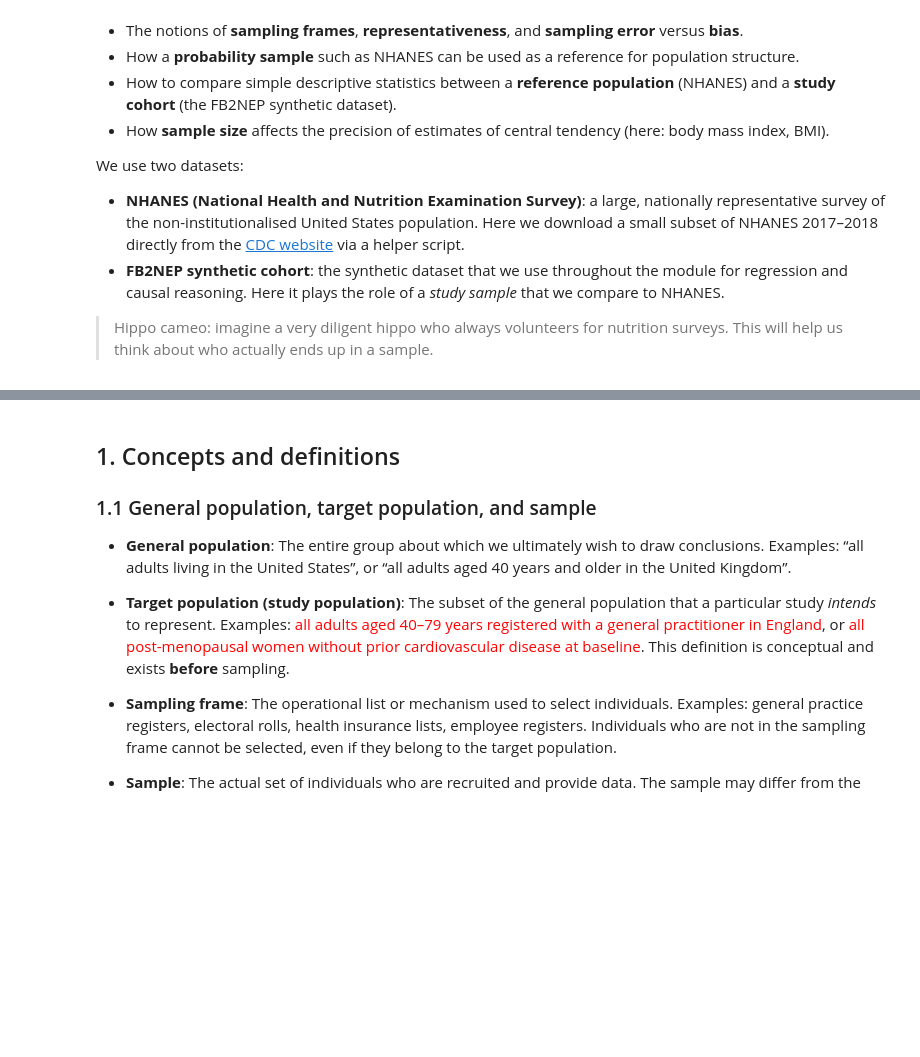
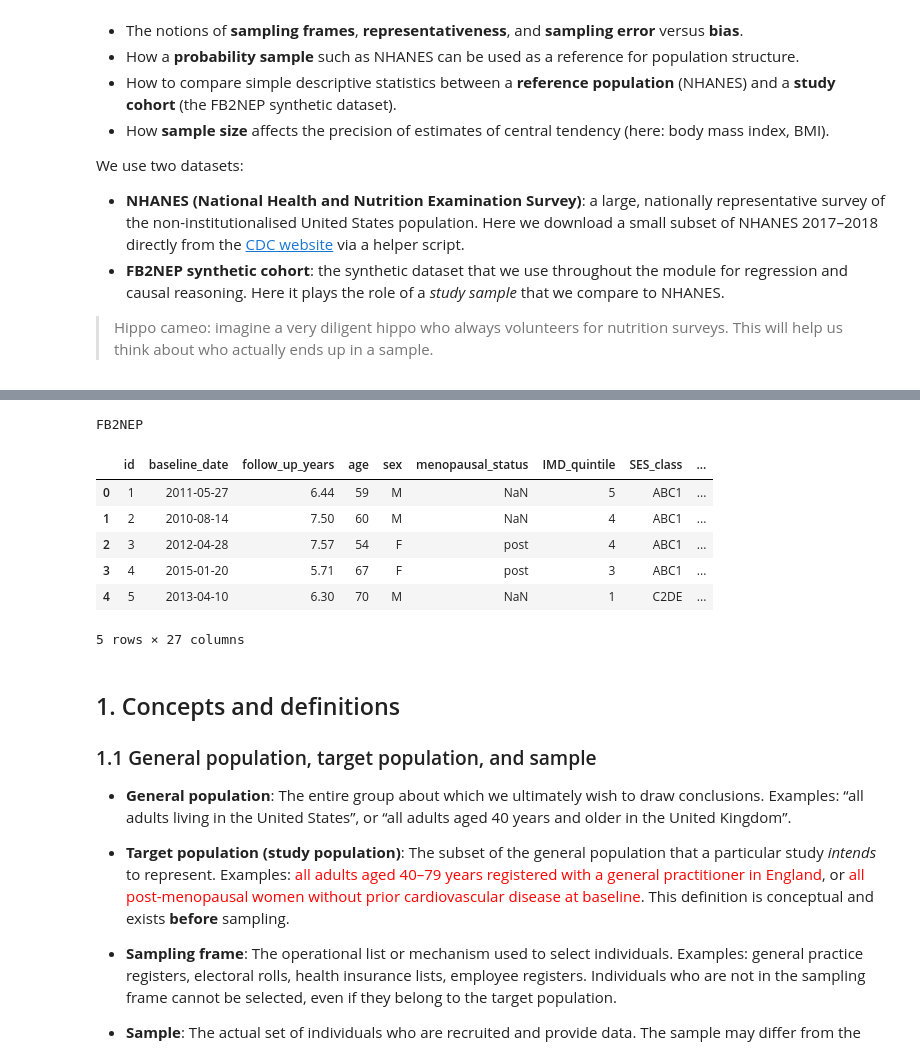
Before and after one commit to ggkuhnle/fb2nep-epi, a Jupyter notebook: notebooks/02_representative.ipynb, the cells around one changed output, grey strips where cells are left out. Drawn from its saved outputs; the diff is of its cells as text; code cells hidden in the pictures; blank space fills up the shorter version.

```diff
--- a/notebooks/02_representative.ipynb
+++ b/notebooks/02_representative.ipynb
@@ -59,38 +79,7 @@ else:
 # %%
-import sys
-import pathlib
 import numpy as np
 import pandas as pd
 import matplotlib.pyplot as plt
-
-# ---------------------------------------------------------------------
-# Ensure the repository root (which contains 'scripts/') is on sys.path
-# ---------------------------------------------------------------------
-# We try the current directory, its parent, and the grandparent.
-# The first one that has scripts/fetch_nhanes_demo.py is treated as root.
-candidate_roots = [
-    pathlib.Path(".").resolve(),
-    pathlib.Path("..").resolve(),
-    pathlib.Path("../..").resolve(),
-]
-
-repo_root = None
-for root in candidate_roots:
-    if (root / "scripts" / "fetch_nhanes_demo.py").exists():
-        repo_root = root
-        break
-
-if repo_root is None:
-    raise FileNotFoundError(
-        "Could not find the repository root containing 'scripts/fetch_nhanes_demo.py'. "
-        "Please check that you are running this notebook inside the fb2nep-epi project."
-    )
-
-# Add the repository root to the Python import path (if not already present)
-if str(repo_root) not in sys.path:
-    sys.path.insert(0, str(repo_root))
-
-print("Using repository root:", repo_root)
 
 from scripts.fetch_nhanes_demo import load_nhanes_demo
 
@@ -100,17 +89,22 @@ from scripts.fetch_nhanes_demo import load_nhanes_demo
 RANDOM_SEED = 11088
 rng = np.random.default_rng(RANDOM_SEED)
 
+# ---------------------------------------------------------------------
 # Load processed NHANES subset (downloaded and tidied by helper script).
+# ---------------------------------------------------------------------
 nhanes = load_nhanes_demo(cache=True)
 
-# Load the FB2NEP synthetic cohort used throughout the module.
-fb2nep_path = repo_root / "data" / "synthetic" / "fb2nep.csv"
+# ---------------------------------------------------------------------
+# Load / reuse the FB2NEP synthetic cohort
+# ---------------------------------------------------------------------
 
+# (If you prefer to be explicit about the path, you could do:)
+fb2nep_path = REPO_ROOT / CSV_REL
 print("Loading FB2NEP synthetic cohort from:", fb2nep_path)
-
 df_fb2nep = pd.read_csv(fb2nep_path)
 
 print("NHANES demo shape:", nhanes.shape)
 print("FB2NEP synthetic cohort shape:", df_fb2nep.shape)
 
+print("NHANES")
 nhanes.head()
@@ -117,3 +123,15 @@ nhanes.head()
+# %%
+print("FB2NEP")
+df_fb2nep.head()
+# %% [output]
+FB2NEP
+|  | id | baseline_date | follow_up_years | age | sex | menopausal_status | IMD_quintile | SES_class | ... |
+| 0 | 1 | 2011-05-27 | 6.44 | 59 | M | NaN | 5 | ABC1 | ... |
+| 1 | 2 | 2010-08-14 | 7.50 | 60 | M | NaN | 4 | ABC1 | ... |
+| 2 | 3 | 2012-04-28 | 7.57 | 54 | F | post | 4 | ABC1 | ... |
+| 3 | 4 | 2015-01-20 | 5.71 | 67 | F | post | 3 | ABC1 | ... |
+| 4 | 5 | 2013-04-10 | 6.30 | 70 | M | NaN | 1 | C2DE | ... |
+5 rows × 27 columns
 # %% [markdown]
 ## 1. Concepts and definitions
 
```
Also changed, not shown: parts of 16 cells of this notebook, 2 other files.
